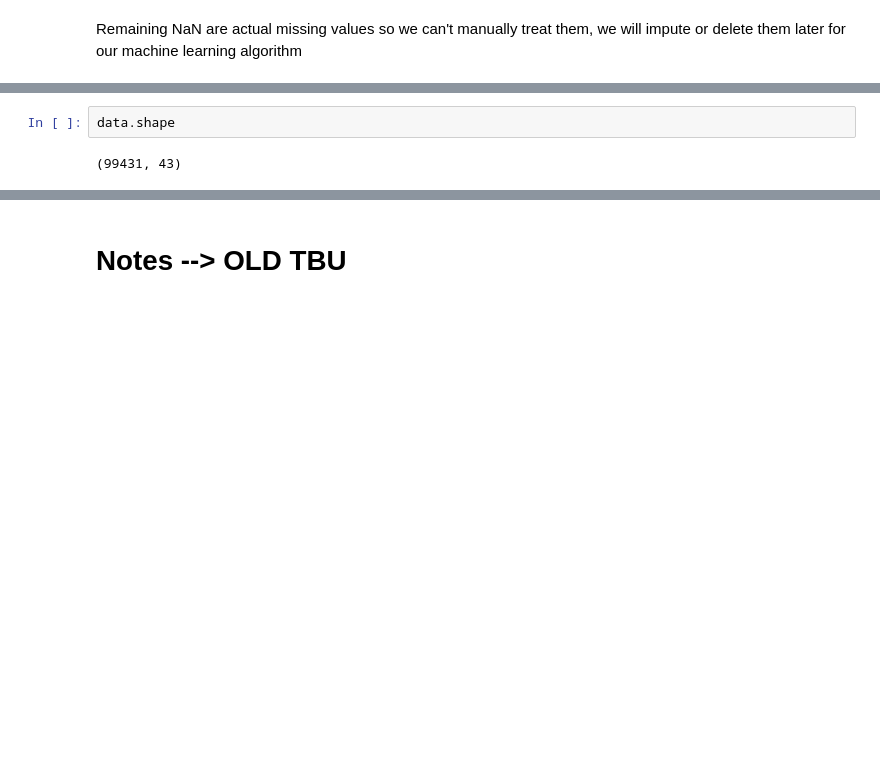
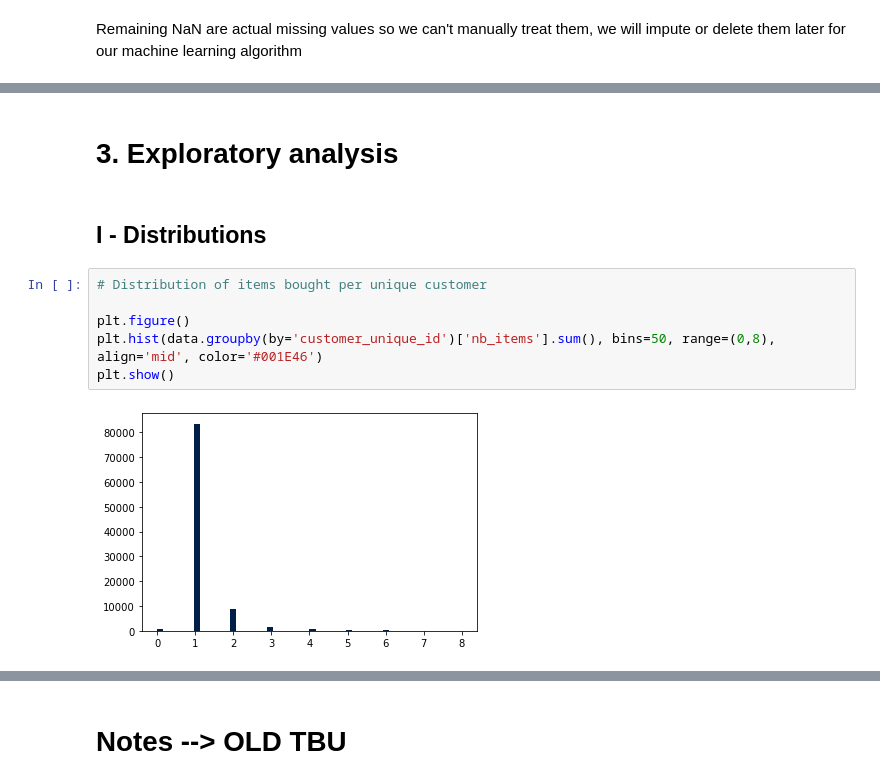
Before and after one commit to RobinPbt/P5-Openclassrooms, a Jupyter notebook: P5_cleaning.ipynb, the cells around one changed output, grey strips where cells are left out. Drawn from its saved outputs; the diff is of its cells as text; blank space fills up the shorter version.

Commit message:
Exploratory analysis

```diff
--- a/P5_cleaning.ipynb
+++ b/P5_cleaning.ipynb
@@ -1392,4 +1383,12 @@ data.head()
-# %%
-data.shape
-# %% [output]
-(99431, 43)
+# %% [markdown]
+# 3. Exploratory analysis
+# %% [markdown]
+## I - Distributions
+# %%
+# Distribution of items bought per unique customer
+
+plt.figure()
+plt.hist(data.groupby(by='customer_unique_id')['nb_items'].sum(), bins=50, range=(0,8), align='mid', color='#001E46')
+plt.show()
+# %% [output]
+[figure, added]
```
Also changed, not shown: parts of 103 cells of this notebook.
